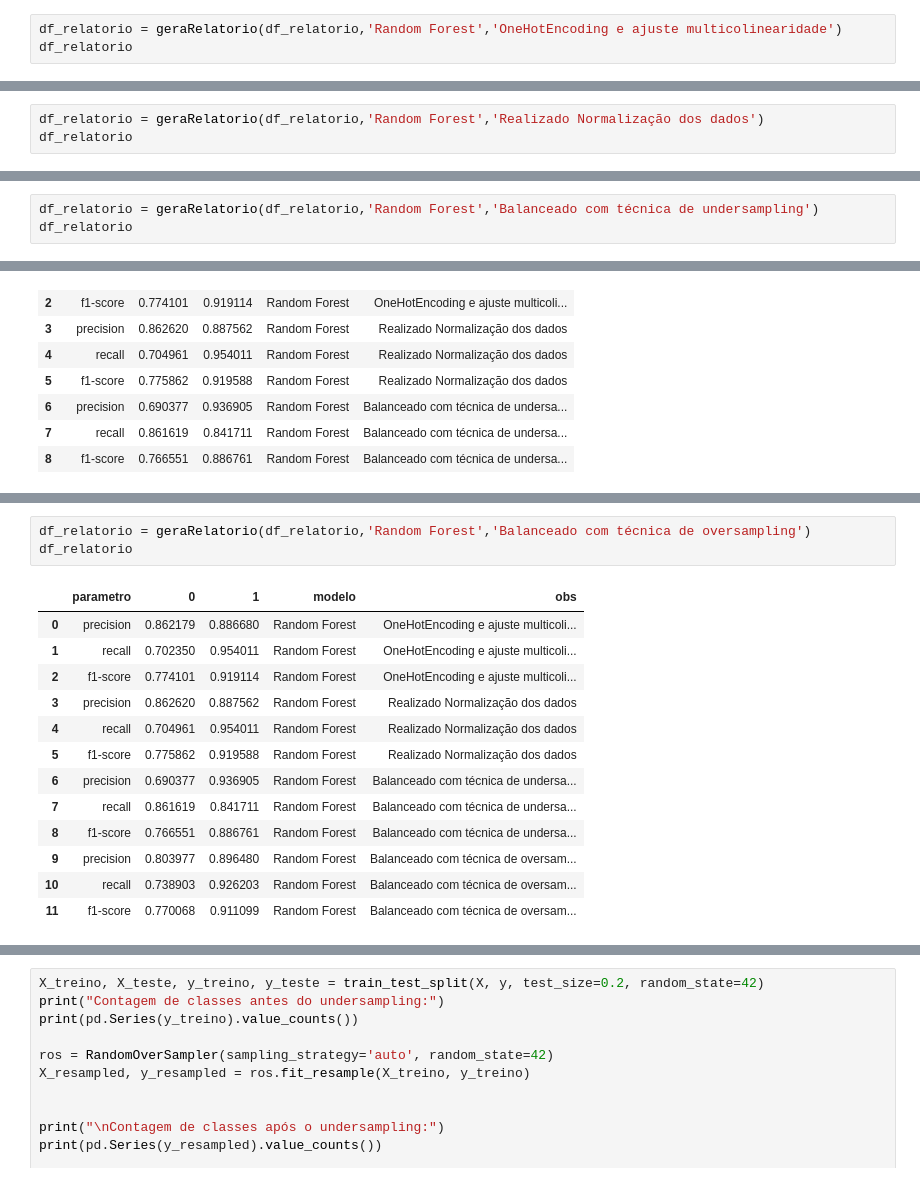
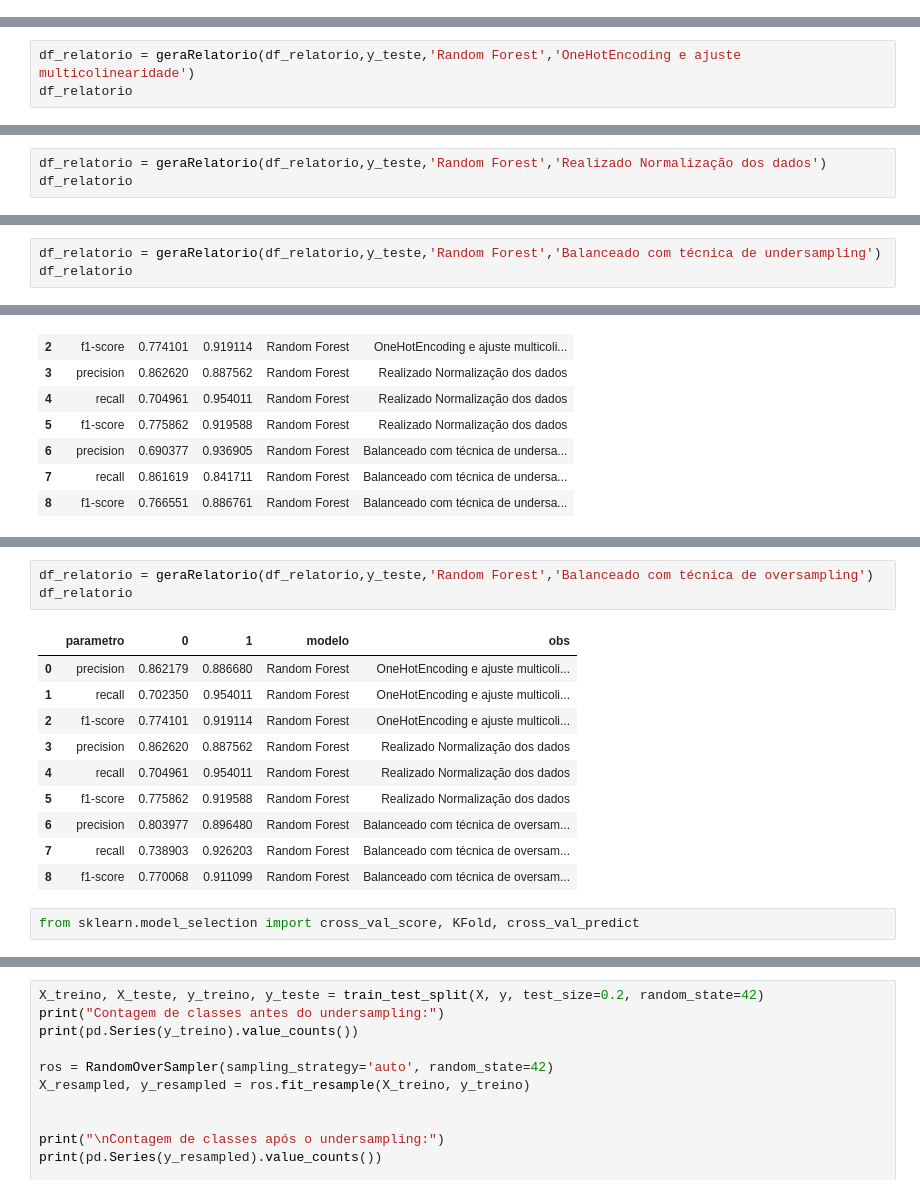
Before and after one commit to JuniorNS96/TCC, a Jupyter notebook: main.ipynb, the cells around one changed output, grey strips where cells are left out. Drawn from its saved outputs; the diff is of its cells as text.

```diff
--- a/main.ipynb
+++ b/main.ipynb
@@ -1324,6 +1316,3 @@ def geraRelatorio(df_resultado, modelo, obs):
     df_relatorio_default = df_relatorio_default[df_relatorio_default['parametro']!='support']
     df_resultado = pd.concat([df_resultado,df_relatorio_default], axis=0, ignore_index=True)
     return df_resultado
-# %%
-df_relatorio = geraRelatorio(df_relatorio,'Random Forest','OneHotEncoding e ajuste multicolinearidade')
-df_relatorio
@@ -1334,0 +1319,3 @@ df_relatorio
+# %%
+df_relatorio = geraRelatorio(df_relatorio,y_teste,'Random Forest','OneHotEncoding e ajuste multicolinearidade')
+df_relatorio
@@ -1392,5 +1373,5 @@ weighted avg       0.88      0.88      0.88      1318
 # %%
-df_relatorio = geraRelatorio(df_relatorio,'Random Forest','Realizado Normalização dos dados')
+df_relatorio = geraRelatorio(df_relatorio,y_teste,'Random Forest','Realizado Normalização dos dados')
 df_relatorio
 # %% [output]
 |  | parametro | 0 | 1 | modelo | obs |
@@ -1440,5 +1410,5 @@ weighted avg       0.87      0.85      0.85      1318
 # %%
-df_relatorio = geraRelatorio(df_relatorio,'Random Forest','Balanceado com técnica de undersampling')
+df_relatorio = geraRelatorio(df_relatorio,y_teste,'Random Forest','Balanceado com técnica de undersampling')
 df_relatorio
 # %% [output]
 |  | parametro | 0 | 1 | modelo | obs |
@@ -1488,19 +1445,18 @@ weighted avg       0.87      0.87      0.87      1318
 # %%
-df_relatorio = geraRelatorio(df_relatorio,'Random Forest','Balanceado com técnica de oversampling')
+df_relatorio = geraRelatorio(df_relatorio,y_teste,'Random Forest','Balanceado com técnica de oversampling')
 df_relatorio
 # %% [output]
 |  | parametro | 0 | 1 | modelo | obs |
 | 0 | precision | 0.862179 | 0.886680 | Random Forest | OneHotEncoding e ajuste multicoli... |
 | 1 | recall | 0.702350 | 0.954011 | Random Forest | OneHotEncoding e ajuste multicoli... |
 | 2 | f1-score | 0.774101 | 0.919114 | Random Forest | OneHotEncoding e ajuste multicoli... |
 | 3 | precision | 0.862620 | 0.887562 | Random Forest | Realizado Normalização dos dados |
 | 4 | recall | 0.704961 | 0.954011 | Random Forest | Realizado Normalização dos dados |
 | 5 | f1-score | 0.775862 | 0.919588 | Random Forest | Realizado Normalização dos dados |
-| 6 | precision | 0.690377 | 0.936905 | Random Forest | Balanceado com técnica de undersa... |
-| 7 | recall | 0.861619 | 0.841711 | Random Forest | Balanceado com técnica de undersa... |
-| 8 | f1-score | 0.766551 | 0.886761 | Random Forest | Balanceado com técnica de undersa... |
-| 9 | precision | 0.803977 | 0.896480 | Random Forest | Balanceado com técnica de oversam... |
-| 10 | recall | 0.738903 | 0.926203 | Random Forest | Balanceado com técnica de oversam... |
-| 11 | f1-score | 0.770068 | 0.911099 | Random Forest | Balanceado com técnica de oversam... |
+| 6 | precision | 0.803977 | 0.896480 | Random Forest | Balanceado com técnica de oversam... |
+| 7 | recall | 0.738903 | 0.926203 | Random Forest | Balanceado com técnica de oversam... |
+| 8 | f1-score | 0.770068 | 0.911099 | Random Forest | Balanceado com técnica de oversam... |
+# %%
+from sklearn.model_selection import cross_val_score, KFold, cross_val_predict
 # %%
 X_treino, X_teste, y_treino, y_teste = train_test_split(X, y, test_size=0.2, random_state=42)
```
Also changed, not shown: parts of 29 cells of this notebook, 4 other files.
